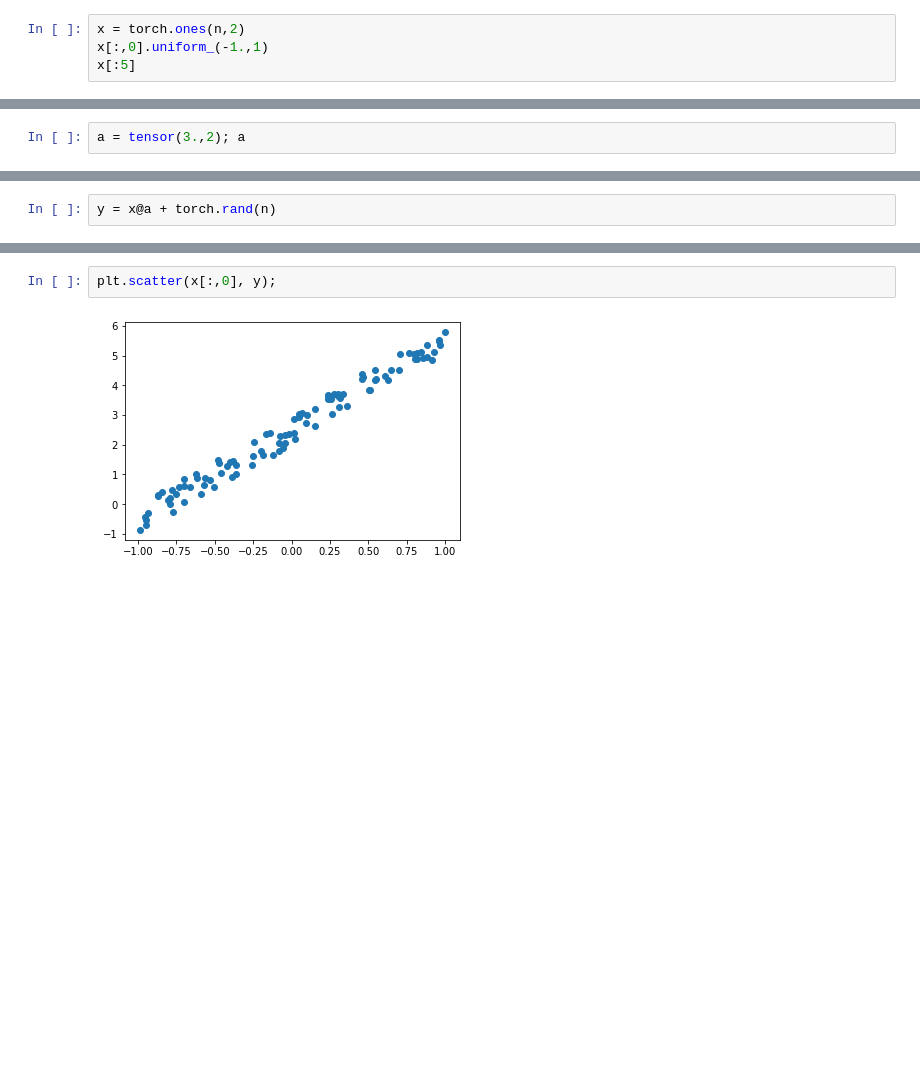
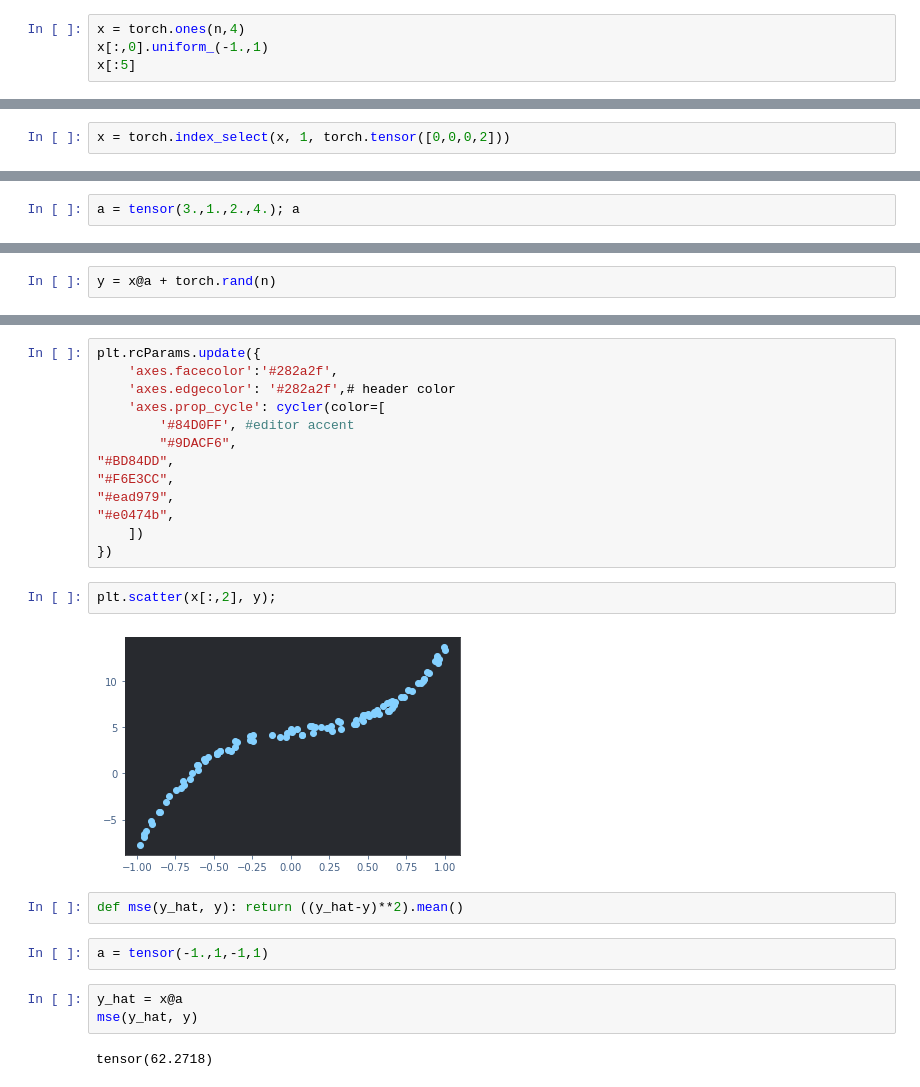
Before and after one commit to doki-theme/doki-theme-jupyter, a Jupyter notebook: index.ipynb, the cells around one changed output, grey strips where cells are left out. Drawn from its saved outputs; the diff is of its cells as text; blank space fills up the shorter version.

Commit message:
Coloring plotter

```diff
--- a/index.ipynb
+++ b/index.ipynb
@@ -76,7 +70,7 @@ The goal of linear regression is to fit a line to a set of points.
 # %%
 n=100
 # %%
-x = torch.ones(n,2)
+x = torch.ones(n,4)
 x[:,0].uniform_(-1.,1)
 x[:5]
 # %% [output]
@@ -88,2 +82,2 @@ tensor([[-0.1961,  1.0000],
 # %%
-a = tensor(3.,2); a
+x = torch.index_select(x, 1, torch.tensor([0,0,0,2]))
@@ -91,0 +94,2 @@ tensor([3., 2.])
+# %%
+a = tensor(3.,1.,2.,4.); a
@@ -100,4 +105,26 @@ finna decorate
+# %%
+plt.rcParams.update({
+    'axes.facecolor':'#282a2f',
+    'axes.edgecolor': '#282a2f',# header color
+    'axes.prop_cycle': cycler(color=[
+        '#84D0FF', #editor accent
+        "#9DACF6",
+"#BD84DD",
+"#F6E3CC",
+"#ead979",
+"#e0474b",
+    ])
+})
 # %%
-plt.scatter(x[:,0], y);
+plt.scatter(x[:,2], y);
 # %% [output]
-[figure, old version]
+[figure, new version]
+# %%
+def mse(y_hat, y): return ((y_hat-y)**2).mean()
+# %%
+a = tensor(-1.,1,-1,1)
+# %%
+y_hat = x@a
+mse(y_hat, y)
+# %% [output]
+tensor(62.2718)
```
Also changed, not shown: parts of 11 cells of this notebook, 3 other files.
